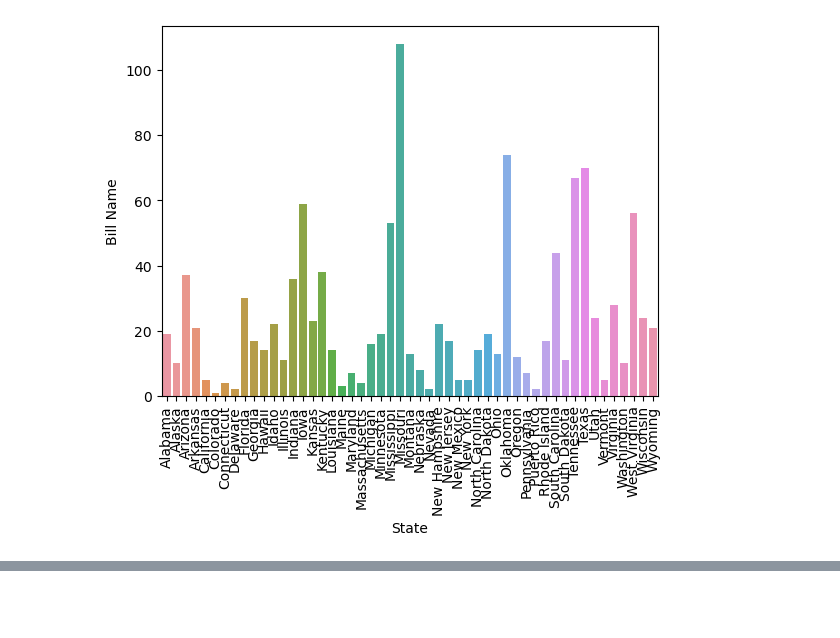
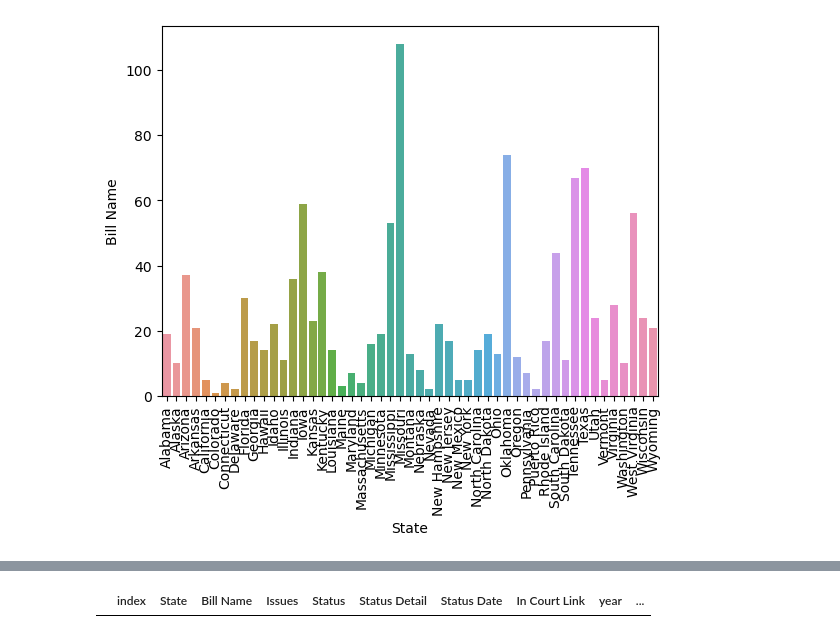
Before and after one commit to sofiatka/LGBTQ-Laws-and-MH, a Jupyter notebook: Draft_EDA.ipynb, the cells around one changed output, grey strips where cells are left out. Drawn from its saved outputs; the diff is of its cells as text; code cells hidden in the pictures; blank space fills up the shorter version.

```diff
--- a/Draft_EDA.ipynb
+++ b/Draft_EDA.ipynb
@@ -377,2 +358,4 @@ Name: Bill Name, dtype: int64
 # %%
 anti_web_df =  combined_web[~combined_web['Issues'].astype(str).str.contains('LGBTQ Equality Bills')]
+# %%
+anti_web_df['Status Date'] = pd.to_datetime(anti_web_df['Status Date'])
@@ -378,0 +385,4 @@ anti_web_df =  combined_web[~combined_web['Issues'].astype(str).str.contains('LG
+# %%
+anti_web_df[anti_web_df['year'].isna()]
+# %% [output]
+|  | index | State | Bill Name | Issues | Status | Status Detail | Status Date | In Court Link | year | ... |
```
Also changed, not shown: parts of 15 cells of this notebook, 1 other file.
